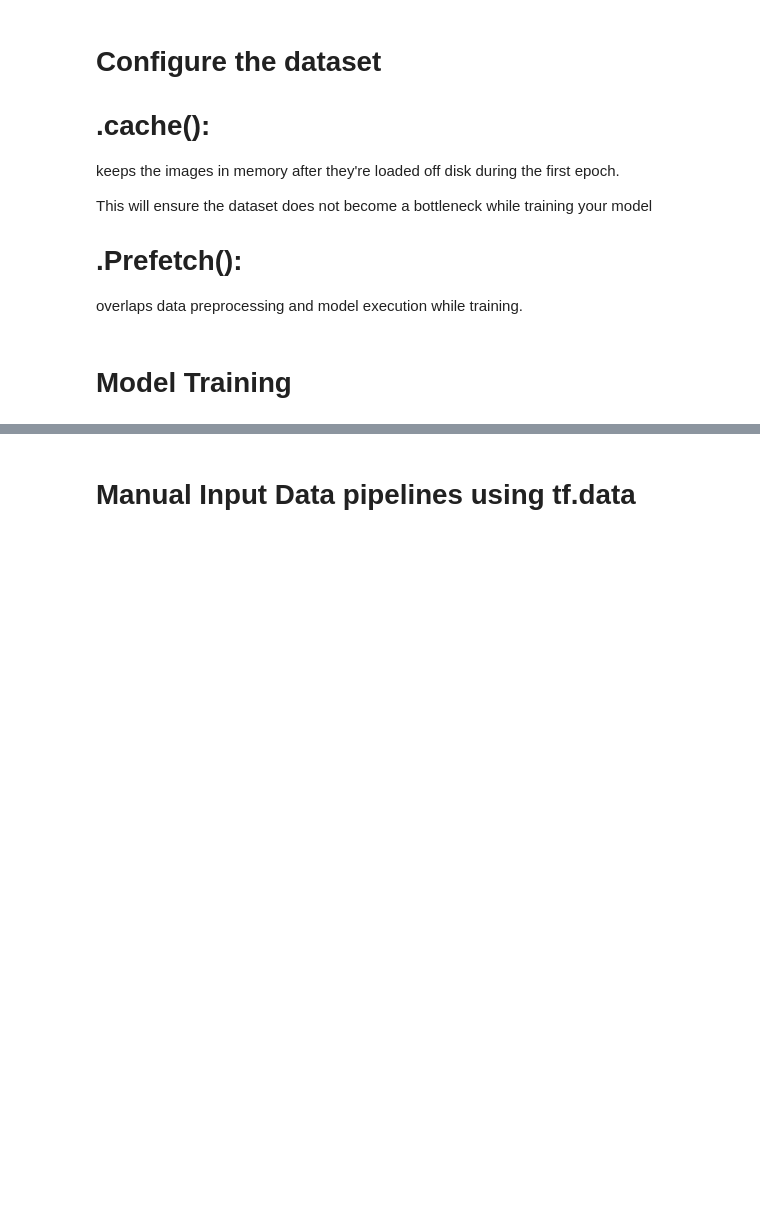
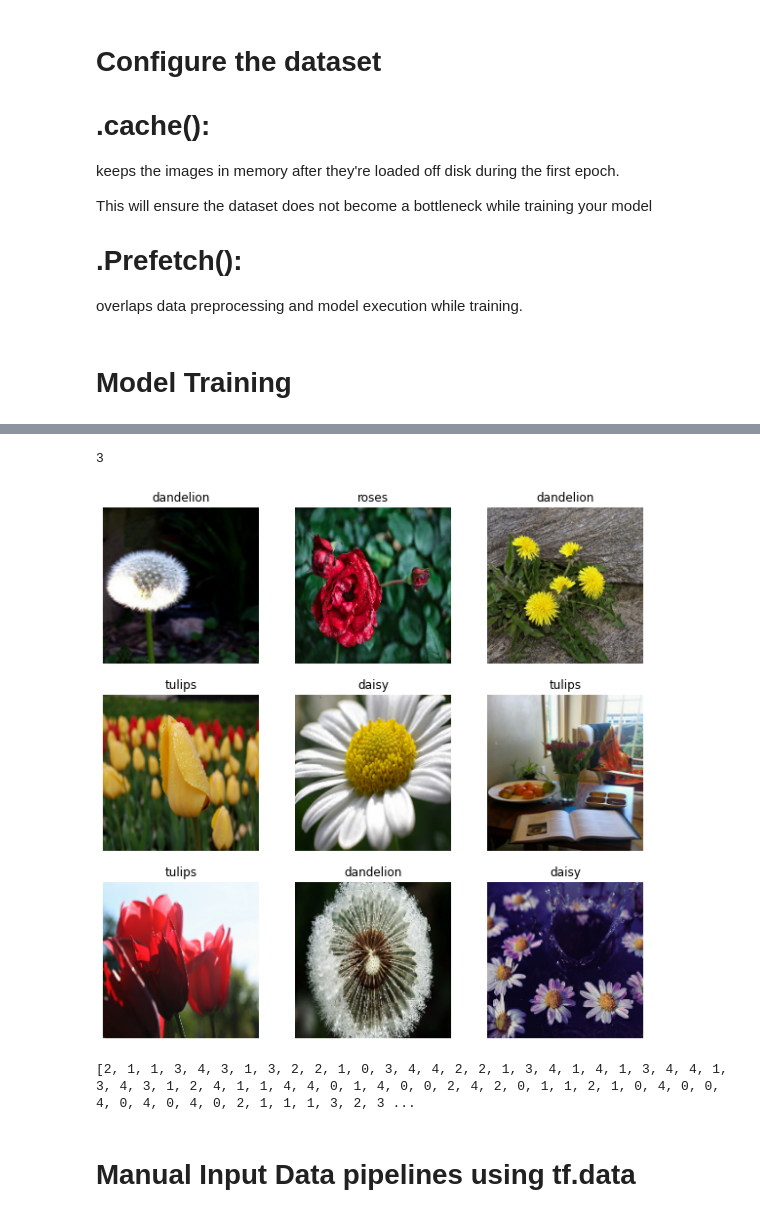
Before and after one commit to HareeshVutla/Deeplearning, a Jupyter notebook: Image_classification_from_scratch.ipynb, the cells around one changed output, grey strips where cells are left out. Cells and saved outputs as stored; diff of their text form; code cells hidden in the pictures; blank space fills up the shorter version.

```diff
--- a/Image_classification_from_scratch.ipynb
+++ b/Image_classification_from_scratch.ipynb
@@ -165,3 +217,24 @@ Epoch 5/5
+# %%
+img_pred = model.predict(val_ds)
+# %%
+print(np.argmax(img_pred[3]))
+
+plt.figure(figsize=(10, 10))
+for images, labels in val_ds.take(1):
+  for i in range(9):
+    ax = plt.subplot(3, 3, i + 1)
+    plt.imshow(images[i].numpy().astype("uint8"))
+    plt.title(class_names[labels[i]])
+    plt.axis("off")
+# %% [output]
+3
+[figure, added]
+# %%
+img_pred_classes = [np.argmax(index) for index in img_pred]
+
+print(img_pred_classes)
+# %% [output]
+[2, 1, 1, 3, 4, 3, 1, 3, 2, 2, 1, 0, 3, 4, 4, 2, 2, 1, 3, 4, 1, 4, 1, 3, 4, 4, 1, 3, 4, 3, 1, 2, 4, 1, 1, 4, 4, 0, 1, 4, 0, 0, 2, 4, 2, 0, 1, 1, 2, 1, 0, 4, 0, 0, 4, 0, 4, 0, 4, 0, 2, 1, 1, 1, 3, 2, 3 ...
 # %% [markdown]
 # **Manual Input Data pipelines using tf.data**
 # %%
```
Also changed, not shown: parts of 29 cells of this notebook.
